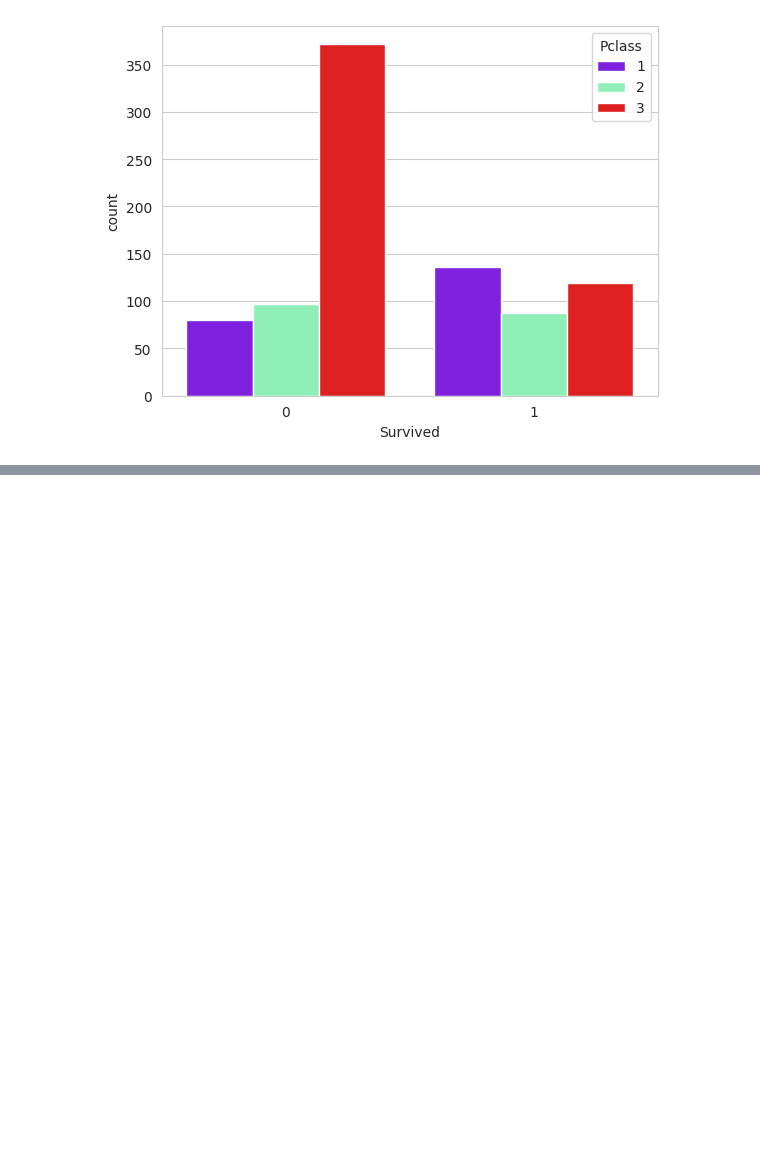
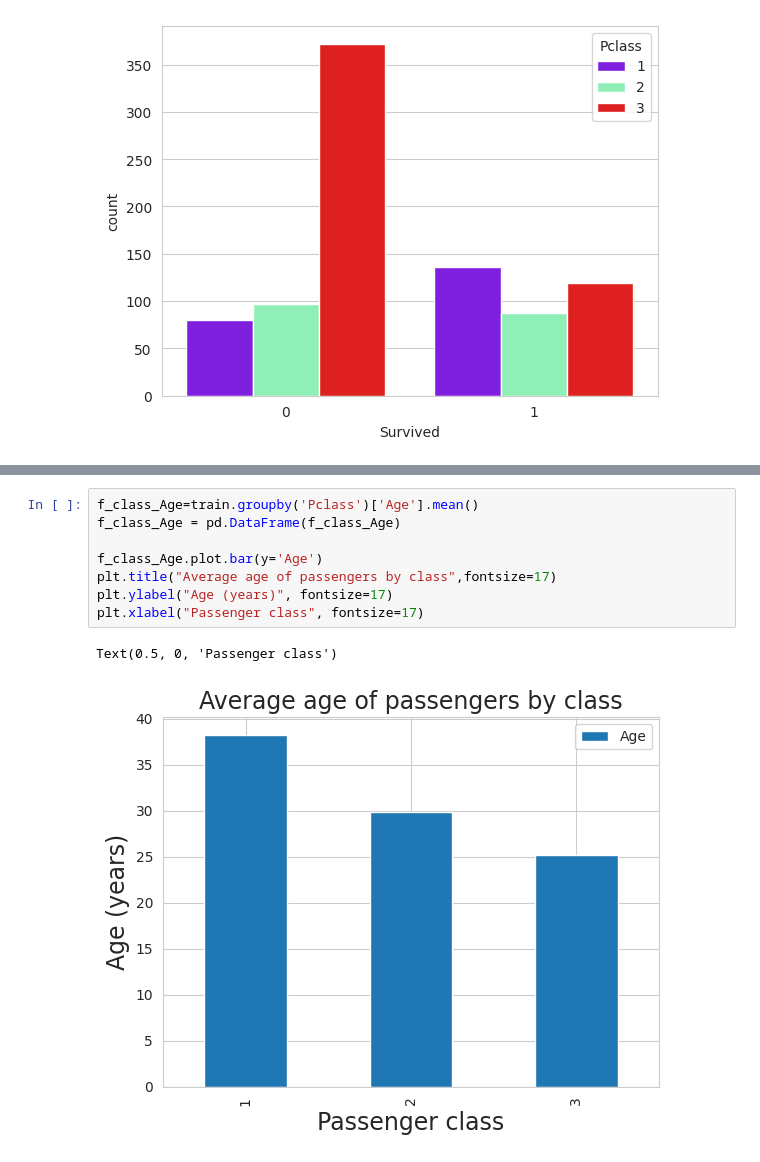
Before and after one commit to goliakash/AI-and-ML-, a Jupyter notebook: Lab_05.ipynb, the cells around one changed output, grey strips where cells are left out. Cells and saved outputs as stored; diff of their text form; blank space fills up the shorter version.

```diff
--- a/Lab_05.ipynb
+++ b/Lab_05.ipynb
@@ -83,0 +127,11 @@ sns.countplot(x='Survived',hue='Pclass',data=train,palette='rainbow')
+# %%
+f_class_Age=train.groupby('Pclass')['Age'].mean()
+f_class_Age = pd.DataFrame(f_class_Age)
+
+f_class_Age.plot.bar(y='Age')
+plt.title("Average age of passengers by class",fontsize=17)
+plt.ylabel("Age (years)", fontsize=17)
+plt.xlabel("Passenger class", fontsize=17)
+# %% [output]
+Text(0.5, 0, 'Passenger class')
+[figure, added]
```
Also changed, not shown: parts of 7 cells of this notebook.
